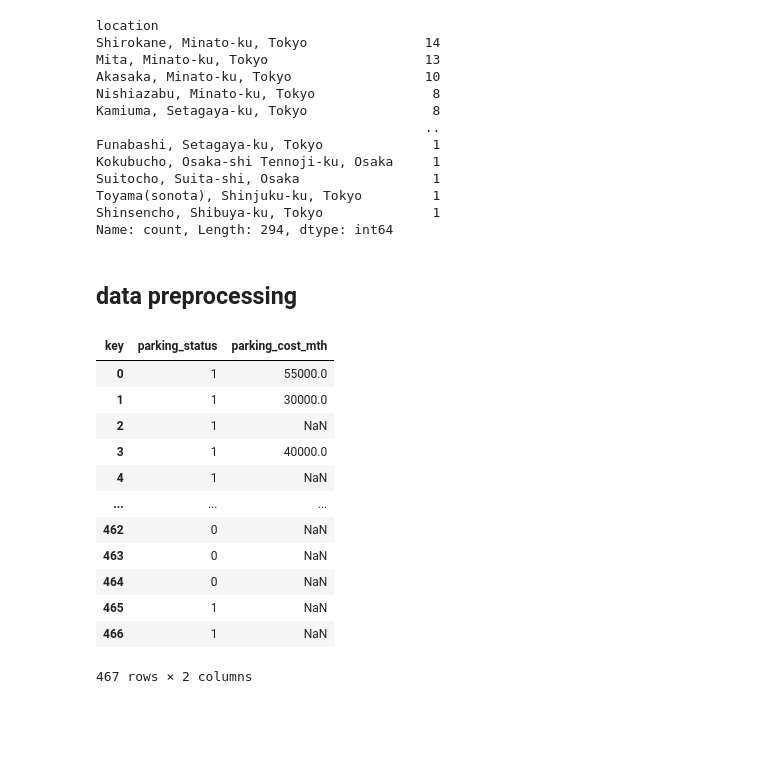
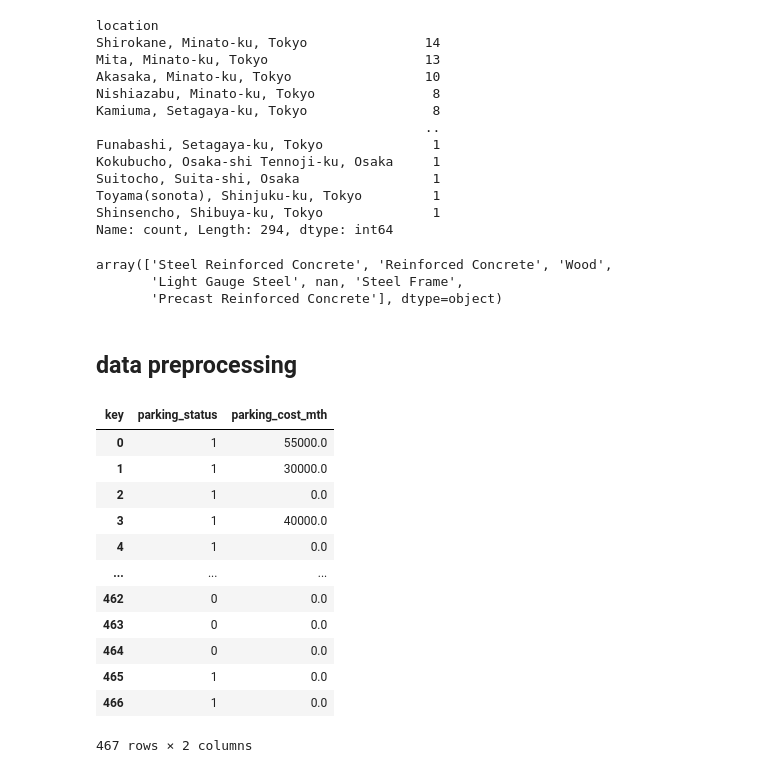
Before and after one commit to dav404-cmd/realestate_agent, a Jupyter notebook: ml_analysis/notebooks/protype_ml.ipynb, the cells around one changed output. Cells and saved outputs as stored; diff of their text form; code cells hidden in the pictures; blank space fills up the shorter version.

Commit message:
[protype_ml]data_cleaning: cleaned location ; one-hot encoded most features.

```diff
--- a/ml_analysis/notebooks/protype_ml.ipynb
+++ b/ml_analysis/notebooks/protype_ml.ipynb
@@ -103,6 +103,12 @@ Suitocho, Suita-shi, Osaka                 1
 Toyama(sonota), Shinjuku-ku, Tokyo         1
 Shinsencho, Shibuya-ku, Tokyo              1
 Name: count, Length: 294, dtype: int64
+# %%
+df.structure.unique()
+# %% [output]
+array(['Steel Reinforced Concrete', 'Reinforced Concrete', 'Wood',
+       'Light Gauge Steel', nan, 'Steel Frame',
+       'Precast Reinforced Concrete'], dtype=object)
 # %% [markdown]
 ## data preprocessing
 # %%
@@ -115,49 +121,55 @@ def parse_range(x):
 df["floor_clean"] = df["floor"].apply(parse_range)
 
 
-df["floor_min"] = df["floor_clean"].apply(lambda x: x[0] if x else None)
-df["floor_max"] = df["floor_clean"].apply(lambda x: x[1] if x else None)
+df["building_total_floors"] = df["floor_clean"].apply(lambda x: x[0] if x else None)
+df["unit_floor"] = df["floor_clean"].apply(lambda x: x[1] if x else None)
+
+df["building_total_floors"] = df["building_total_floors"].fillna(df["floors"])
+
+# for houses (entire house), unit_floor is usually treated as 1
+df.loc[df["unit_floor"].isna() & df["floors"].notna(), "unit_floor"] = 1
 # %%
-df = df.drop(columns=["floor","id","source","scraped_at","building_description","building_name","date_updated","gross_yield","unit_number","unit_summary","url","next_update_schedule"])
+df = df.drop(columns=["floor","floors","floor_clean","id","source","scraped_at","building_description","building_name","date_updated","gross_yield","unit_number","unit_summary","url","next_update_schedule","landmarks","manager_style","manage_type","other_expenses"])
 # %%
 def clean_parking(df):
     df["clean_parking"] = (
         df["parking"]
         .fillna("")                               # replace NaN with empty string
         .astype(str)                              # ensure all values are strings
     )
     df["parking_status"] = (
         df['clean_parking']
         .str.split(",").str[0].str.strip()        # extract first part
         .eq("Available")                          # compare to "Available"
         .astype(int)                              # convert True/False → 1/0
     )
 
     df["parking_cost_mth"] = (
         df["clean_parking"]
         .str.extract(r"¥([\d,]+)\s*/\s*mth")[0]
         .str.replace(",", "")
         .astype(float)
     )
 
 
     df = df.drop(columns=["clean_parking","parking"])
+    df["parking_cost_mth"] = df["parking_cost_mth"].fillna(0)
     return df
 
 df = clean_parking(df)
 df[['parking_status','parking_cost_mth']]
 # %% [output]
 | key | parking_status | parking_cost_mth |
 | 0 | 1 | 55000.0 |
 | 1 | 1 | 30000.0 |
-| 2 | 1 | NaN |
+| 2 | 1 | 0.0 |
 | 3 | 1 | 40000.0 |
-| 4 | 1 | NaN |
+| 4 | 1 | 0.0 |
 | ... | ... | ... |
-| 462 | 0 | NaN |
-| 463 | 0 | NaN |
-| 464 | 0 | NaN |
-| 465 | 1 | NaN |
-| 466 | 1 | NaN |
+| 462 | 0 | 0.0 |
+| 463 | 0 | 0.0 |
+| 464 | 0 | 0.0 |
+| 465 | 1 | 0.0 |
+| 466 | 1 | 0.0 |
 467 rows × 2 columns
 # %%
```
Also changed, not shown: parts of 4 cells of this notebook.
